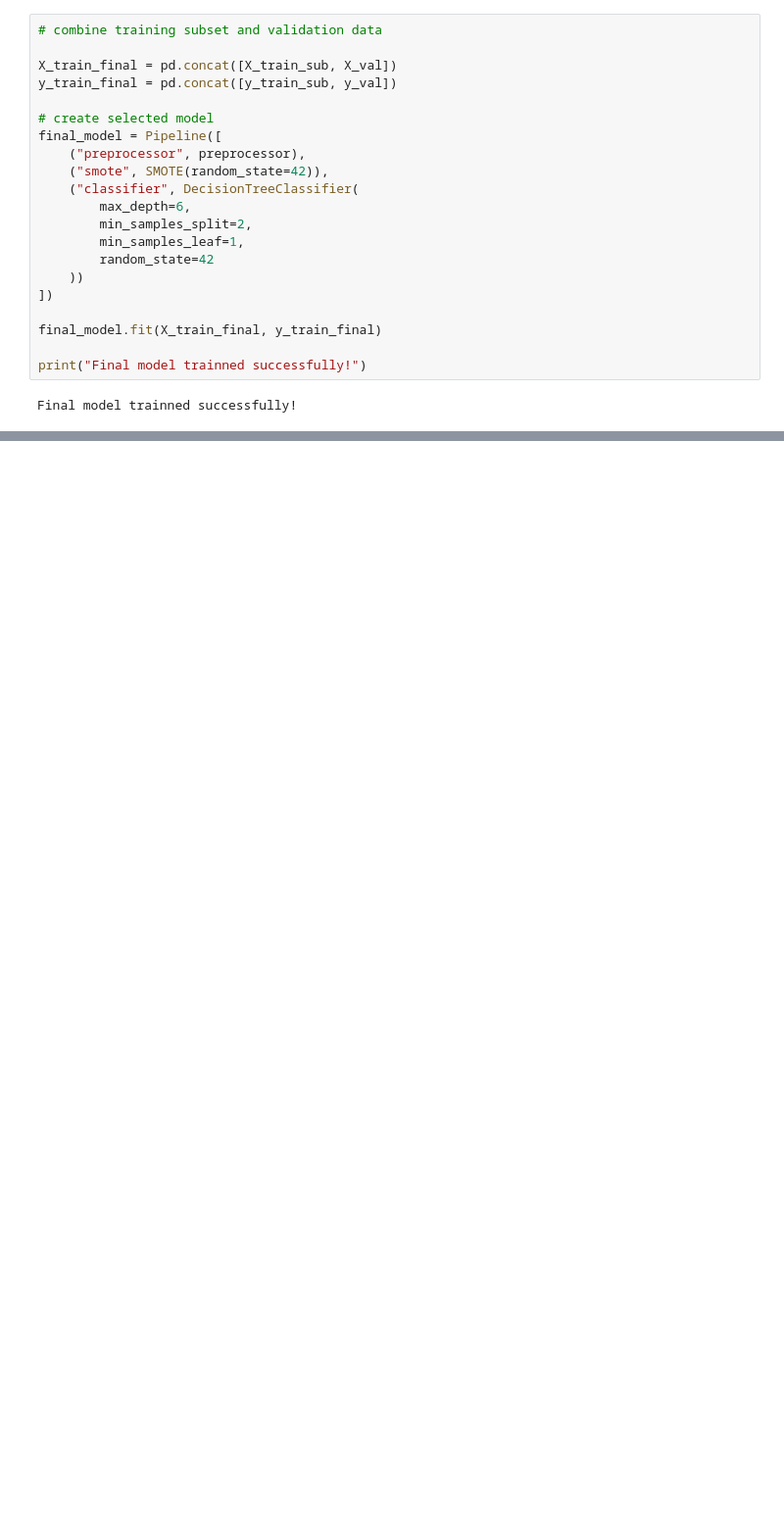
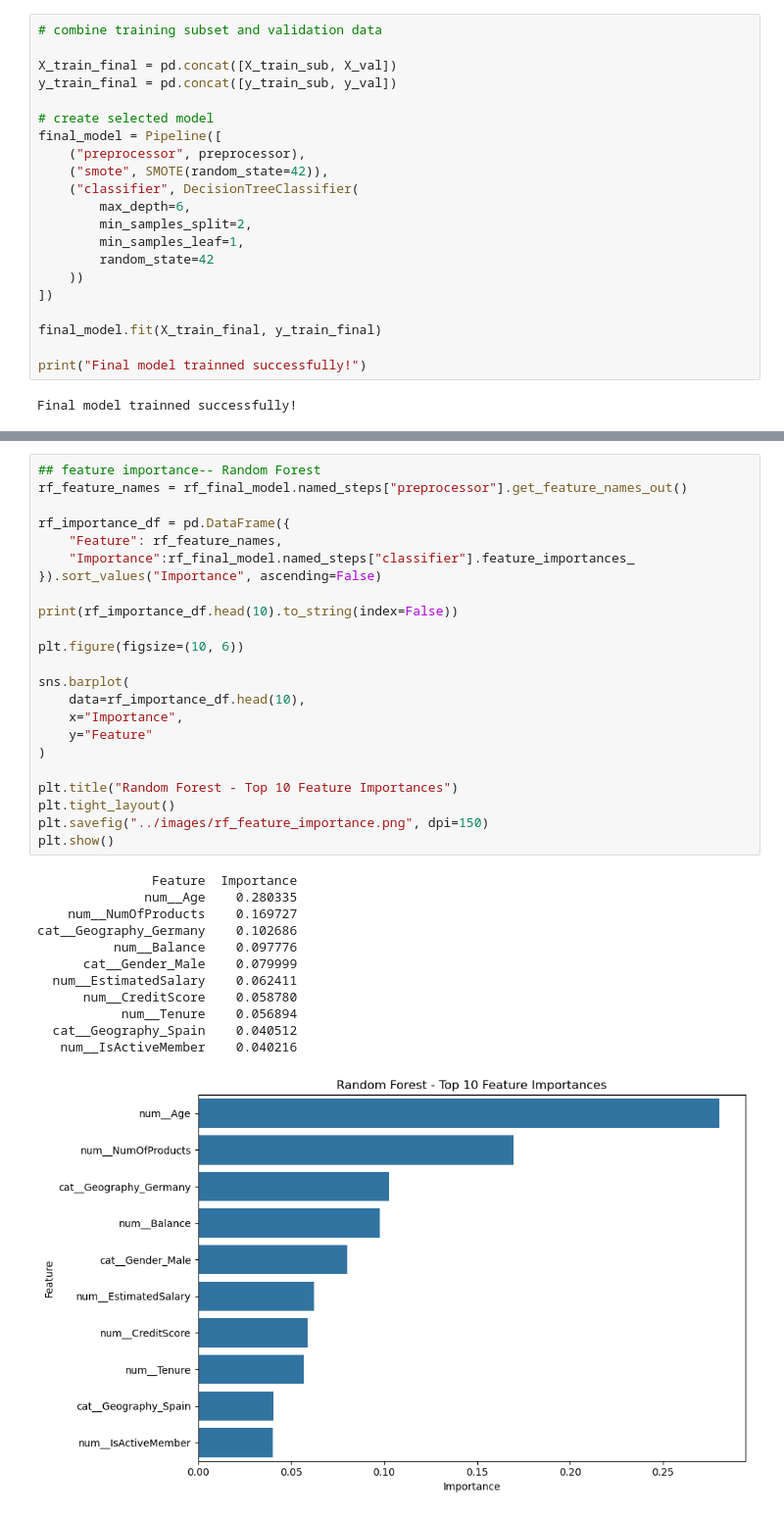
Before and after one commit to ArishAhmad06/bank-customer-churn-prediction, a Jupyter notebook: notebooks/bank_customer_churn_prediction.ipynb, the cells around one changed output, grey strips where cells are left out. Shown at 98% size. Saved outputs shown, nothing was run; the diff lists cells and outputs as text; blank space fills up the shorter version.

```diff
--- a/notebooks/bank_customer_churn_prediction.ipynb
+++ b/notebooks/bank_customer_churn_prediction.ipynb
@@ -1002,0 +1086,36 @@ This project helped me understand the importance of handling class imbalance, co
+# %%
+## feature importance-- Random Forest
+rf_feature_names = rf_final_model.named_steps["preprocessor"].get_feature_names_out()
+
+rf_importance_df = pd.DataFrame({
+    "Feature": rf_feature_names,
+    "Importance":rf_final_model.named_steps["classifier"].feature_importances_
+}).sort_values("Importance", ascending=False)
+
+print(rf_importance_df.head(10).to_string(index=False))
+
+plt.figure(figsize=(10, 6))
+
+sns.barplot(
+    data=rf_importance_df.head(10),
+    x="Importance",
+    y="Feature"
+)
+
+plt.title("Random Forest - Top 10 Feature Importances")
+plt.tight_layout()
+plt.savefig("../images/rf_feature_importance.png", dpi=150)
+plt.show()
+# %% [output]
+               Feature  Importance
+              num__Age    0.280335
+    num__NumOfProducts    0.169727
+cat__Geography_Germany    0.102686
+          num__Balance    0.097776
+      cat__Gender_Male    0.079999
+  num__EstimatedSalary    0.062411
+      num__CreditScore    0.058780
+           num__Tenure    0.056894
+  cat__Geography_Spain    0.040512
+   num__IsActiveMember    0.040216
+[figure, added]
```
Also changed, not shown: parts of 27 cells of this notebook.
